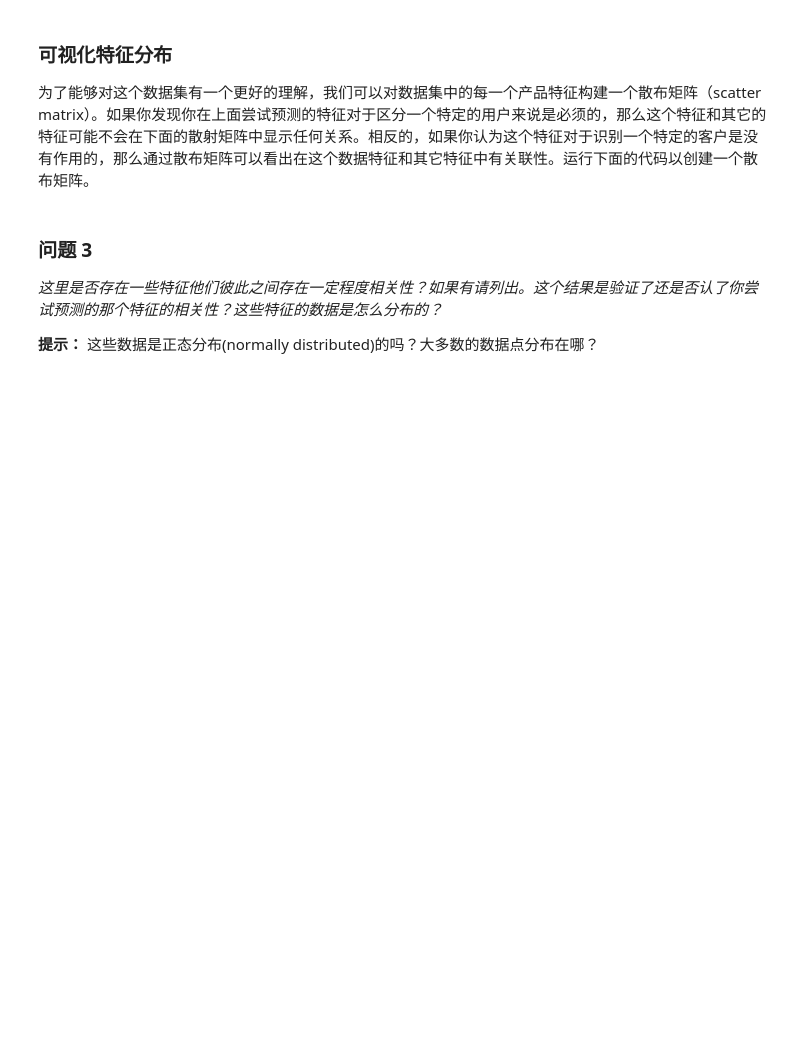
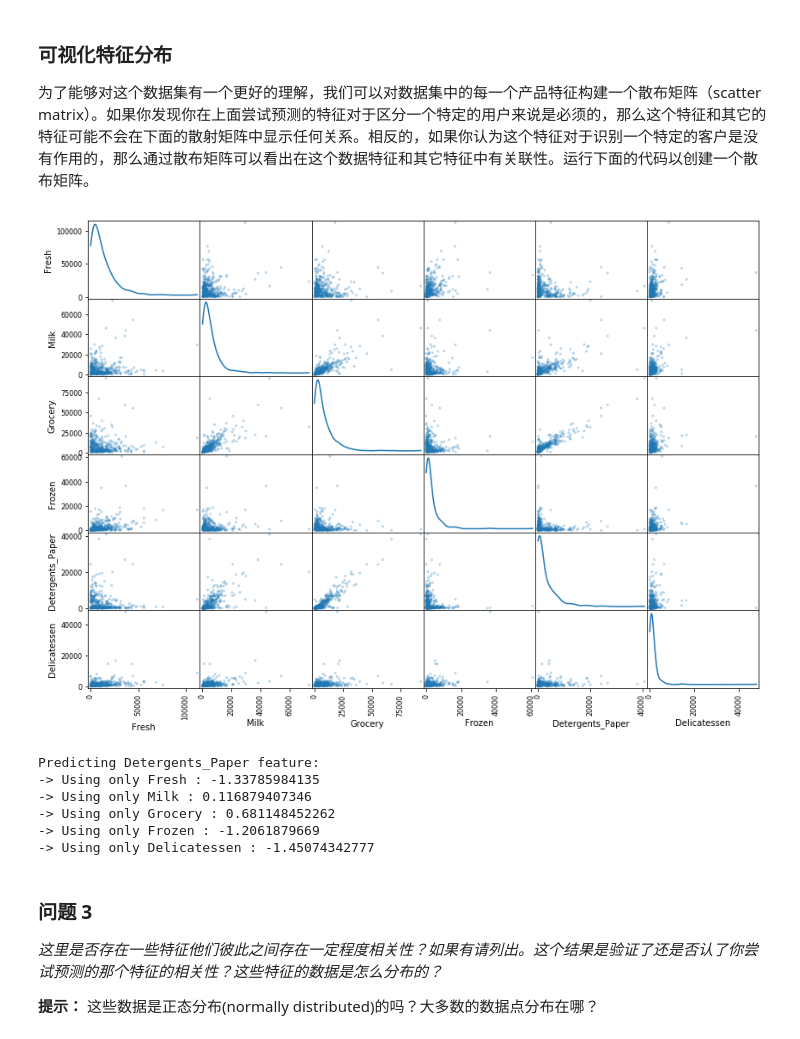
Before and after one commit to mtyylx/MLND, a Jupyter notebook: P3_Create_Customer_Segments/customer_segments.ipynb, the cells around one changed output. Cells and saved outputs as stored; diff of their text form; code cells hidden in the pictures; blank space fills up the shorter version.

```diff
--- a/P3_Create_Customer_Segments/customer_segments.ipynb
+++ b/P3_Create_Customer_Segments/customer_segments.ipynb
@@ -93,7 +231,37 @@ score = None
 为了能够对这个数据集有一个更好的理解，我们可以对数据集中的每一个产品特征构建一个散布矩阵（scatter matrix）。如果你发现你在上面尝试预测的特征对于区分一个特定的用户来说是必须的，那么这个特征和其它的特征可能不会在下面的散射矩阵中显示任何关系。相反的，如果你认为这个特征对于识别一个特定的客户是没有作用的，那么通过散布矩阵可以看出在这个数据特征和其它特征中有关联性。运行下面的代码以创建一个散布矩阵。
 # %%
 # 对于数据中的每一对特征构造一个散布矩阵
-pd.scatter_matrix(data, alpha = 0.3, figsize = (14,8), diagonal = 'kde');
+pd.plotting.scatter_matrix(data, alpha = 0.3, figsize = (14,10), diagonal = 'kde');
+# %% [output]
+[figure, added]
+# %%
+def test_feature(feature, label):
+    milk = data[feature]
+    new_data = data[label].values.reshape(-1, 1)    # Need to reshape X when it only has one feature.
+
+    # TODO：使用给定的特征作为目标，将数据分割成训练集和测试集
+    X_train, X_test, y_train, y_test = train_test_split(new_data, milk, test_size=0.2, random_state=0)
+
+    # TODO：创建一个DecisionTreeRegressor（决策树回归器）并在训练集上训练它
+    regressor = DecisionTreeRegressor(random_state=0)
+    regressor.fit(X_train, y_train)
+
+    # TODO：输出在测试集上的预测得分
+    y_pred = regressor.predict(X_test)
+    score = r2_score(y_test, y_pred)
+#     print "<" + feature + "> prediction R2_Score =", score
+    return score
+
+print 'Predicting Detergents_Paper feature: '
+for x in ['Fresh', 'Milk', 'Grocery', 'Frozen', 'Delicatessen']:
+    print '-> Using only', x, ':', test_feature('Detergents_Paper', x)
+# %% [output]
+Predicting Detergents_Paper feature:
+-> Using only Fresh : -1.33785984135
+-> Using only Milk : 0.116879407346
+-> Using only Grocery : 0.681148452262
+-> Using only Frozen : -1.2061879669
+-> Using only Delicatessen : -1.45074342777
 # %% [markdown]
 ### 问题 3
 *这里是否存在一些特征他们彼此之间存在一定程度相关性？如果有请列出。这个结果是验证了还是否认了你尝试预测的那个特征的相关性？这些特征的数据是怎么分布的？*
```
Also changed, not shown: parts of 48 cells of this notebook.
